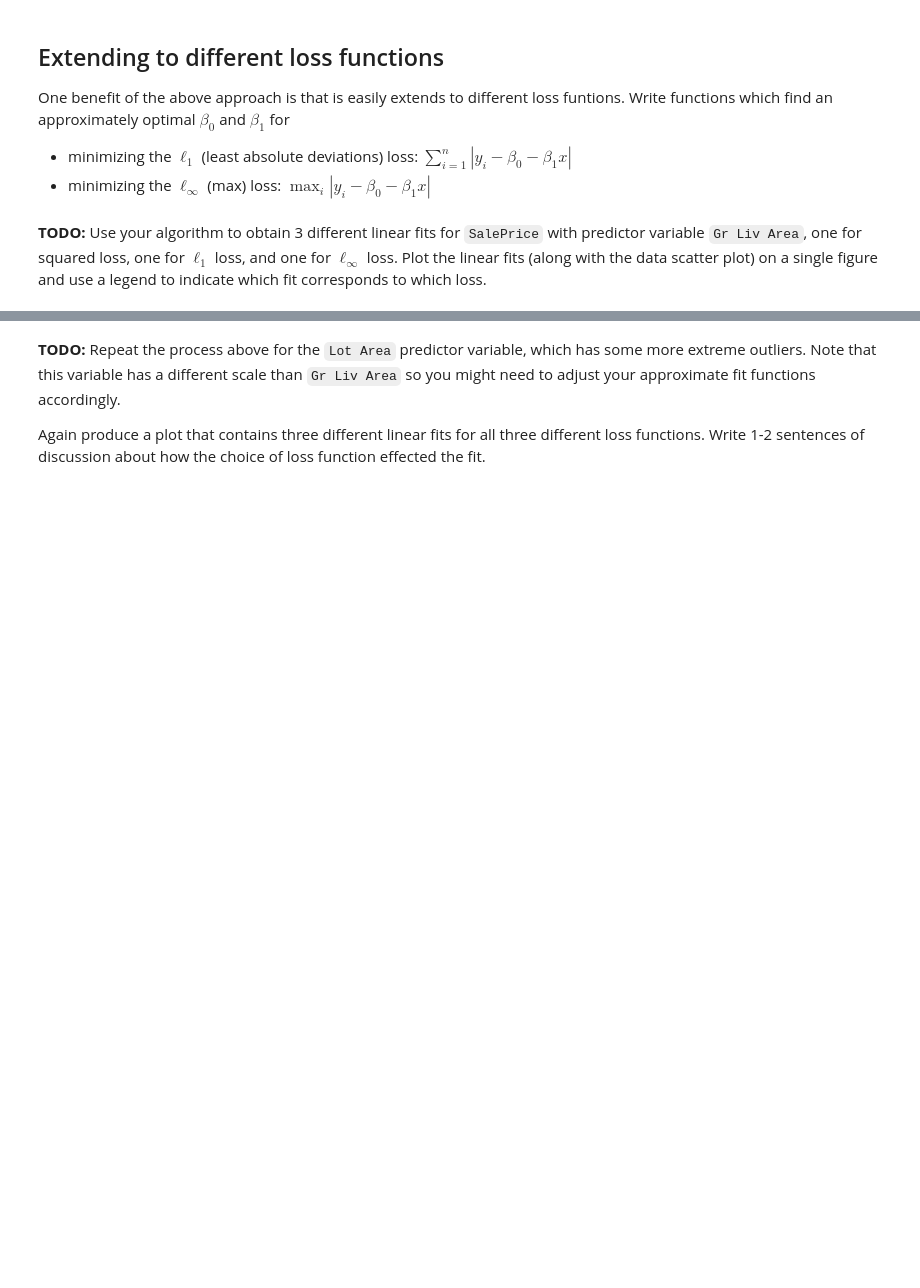
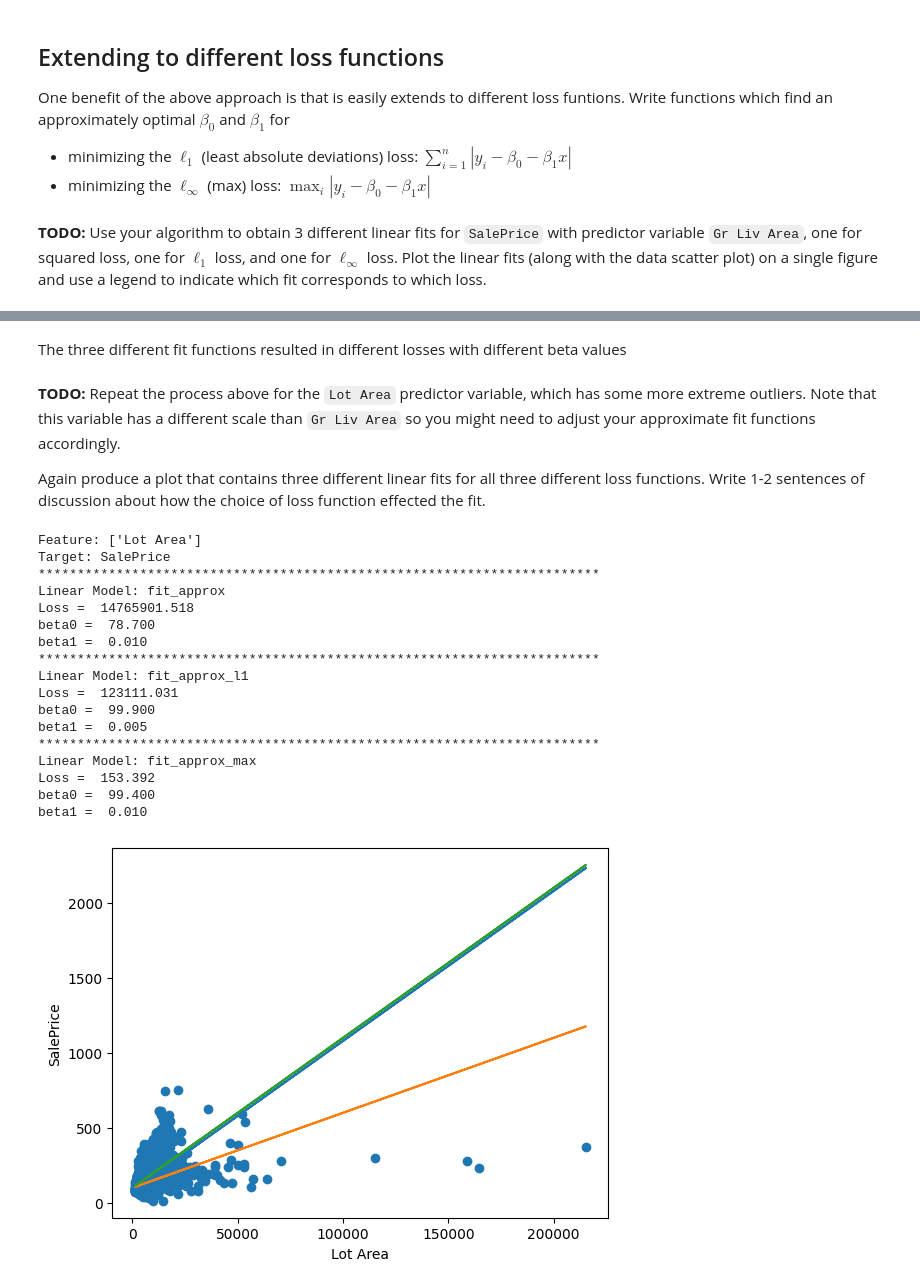
Before and after one commit to jithendra1798/ML-CS-GY-6923-B, a Jupyter notebook: 01_ML-cs-gy-6923-B-lab1.ipynb, the cells around one changed output, grey strips where cells are left out. Cells and saved outputs as stored; diff of their text form; code cells hidden in the pictures; blank space fills up the shorter version.

```diff
--- a/01_ML-cs-gy-6923-B-lab1.ipynb
+++ b/01_ML-cs-gy-6923-B-lab1.ipynb
@@ -429,30 +444,45 @@ beta1 =  0.09
+# %% [markdown]
+The three different fit functions resulted in different losses with different beta values
 # %% [markdown]
 **TODO:** Repeat the process above for the `Lot Area` predictor variable, which has some more extreme outliers. Note that  this variable has a different scale than `Gr Liv Area` so you might need to adjust your approximate fit functions accordingly.
 
 Again produce a plot that contains three different linear fits for all three different loss functions. Write 1-2 sentences of discussion about how the choice of loss function effected the fit.
 # %%
-def fit_linear(x,y):
+def fit_approx(x,y):
     """
-    Given vectors of data points (x,y), performs a fit for the linear model:
+    Given vectors of data points (x,y), performs an *approximate* fit for the linear model:
        y = beta0 + beta1*x,
-    The function returns beta0, beta1, and loss, where loss is the sum-of-squares loss of.
+    under the sum-of-squares loss. The min_loss returned is the lost of the best beta0 and beta1 you found.
     """
-    # TODO complete the following code
     x = np.asarray(x)
     y = np.asarray(y)
 
-    xm = np.mean(x)
-    ym = np.mean(y)
+    beta0_grid = np.arange(-100, 100, 0.1)
+    beta1_grid = np.arange(-2, 2, 0.005)
 
-    syx = np.mean((y-ym)*(x-xm))
-    sxx = np.mean((x-xm)**2)
-    syy = np.mean((y-ym)**2)
-    beta1 = syx/sxx
-    beta0 = ym - beta1*xm
+    min_loss = np.inf
+    beta0 = None
+    beta1 = None
 
-    yhat=beta0+beta1*x
-    loss = np.sum((y-yhat)**2)
-    return beta0, beta1, loss
+    for b1 in beta1_grid:
+        r = y - b1*x
+        tau = np.quantile(np.abs(r), 0.95)
+        r = np.clip(r, -tau, tau)
+
+        sum_r  = r.sum()
+        sum_r2 = np.dot(r, r)
+        n = len(x)
+        losses_b0 = n*(beta0_grid**2) - 2*beta0_grid*sum_r + sum_r2
+
+        idx0 = np.argmin(losses_b0)
+        current_min_loss = losses_b0[idx0]
+
+        if current_min_loss < min_loss:
+            min_loss = current_min_loss
+            beta0 = beta0_grid[idx0]
+            beta1 = b1
+
+    return beta0, beta1, min_loss
 
 
 def fit_approx_l1(x,y):
@@ -465,8 +495,8 @@ def fit_approx_l1(x,y):
     x = np.asarray(x)
     y = np.asarray(y)
 
-    beta0_grid = np.arange(-50, 50, 0.1)
-    beta1_grid = np.arange(-1, 1, 0.005)
+    beta0_grid = np.arange(-100, 100, 0.1)
+    beta1_grid = np.arange(-2, 2, 0.005)
 
     min_loss = np.inf
     beta0 = None
@@ -487,32 +517,61 @@ def fit_approx_l1(x,y):
 
     return beta0, beta1, min_loss
 
 
 def fit_approx_max(x,y):
     """
     Given vectors of data points (x,y), performs an *approximate* fit for the linear model:
        y = beta0 + beta1*x,
     under the max loss.
     """
     x = np.asarray(x)
     y = np.asarray(y)
 
-    beta0_grid = np.arange(-50, 50, 0.1)
-    beta1_grid = np.arange(-1, 1, 0.005)
+    beta0_grid = np.arange(-100, 100, 0.1)
+    beta1_grid = np.arange(-2, 2, 0.005)
 
     min_loss = np.inf
     beta0 = None
     beta1 = None
 
     for b1 in beta1_grid:
         r = y - b1*x
         losses_b0 = np.quantile(np.abs(r[:,None] - beta0_grid[None,:]), 0.95, axis=0)
         idx0 = np.argmin(losses_b0)
         current_min_loss = losses_b0[idx0]
 
         if current_min_loss < min_loss:
             min_loss = current_min_loss
             beta0 = beta0_grid[idx0]
             beta1 = b1
 
     return beta0, beta1, min_loss
+
+
+features = ['Lot Area']
+label = 'SalePrice'
+print('Feature:', features)
+print('Target:', label)
+X = df[features]
+y = df[label]
+
+get_single_feature_metrics([fit_approx, fit_approx_l1, fit_approx_max], X, y, features)
+# %% [output]
+Feature: ['Lot Area']
+Target: SalePrice
+************************************************************************
+Linear Model: fit_approx
+Loss =  14765901.518
+beta0 =  78.700
+beta1 =  0.010
+************************************************************************
+Linear Model: fit_approx_l1
+Loss =  123111.031
+beta0 =  99.900
+beta1 =  0.005
+************************************************************************
+Linear Model: fit_approx_max
+Loss =  153.392
+beta0 =  99.400
+beta1 =  0.010
+[figure, added]
```
Also changed, not shown: parts of 11 cells of this notebook.
